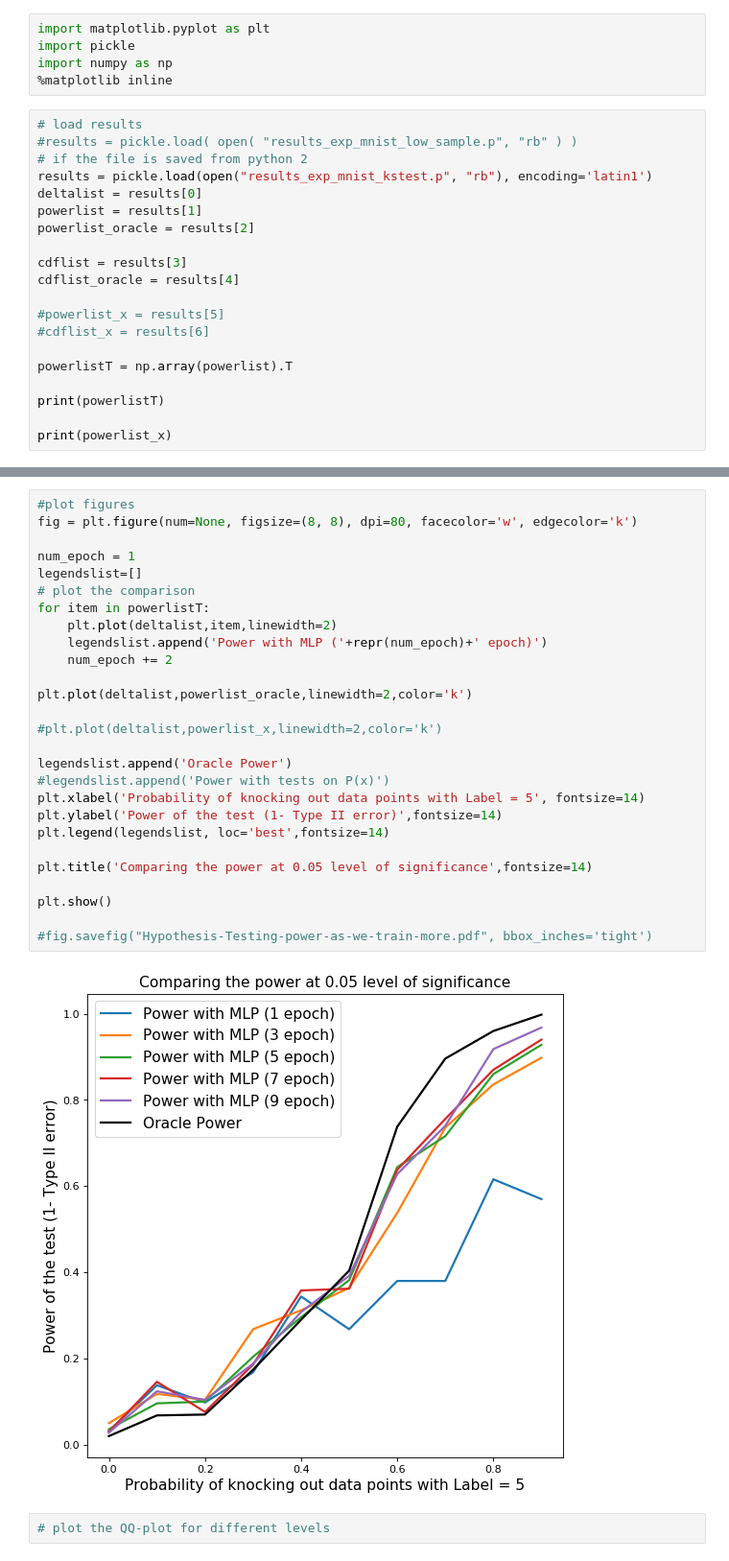
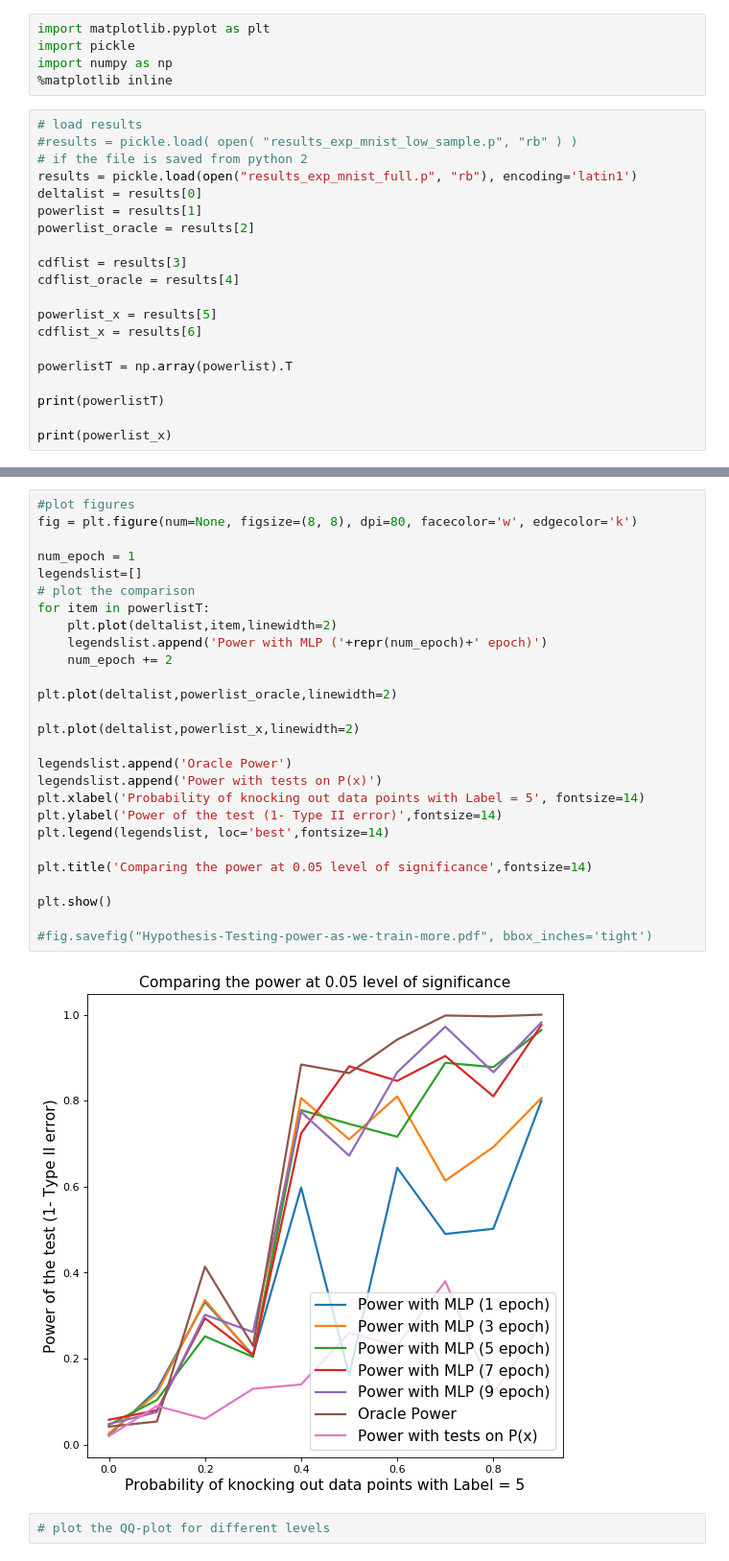
Before and after one commit to zackchase/label_shift, a Jupyter notebook: generate_figures.ipynb, the cells around one changed output, grey strips where cells are left out. Shown at 96% size. Cells and saved outputs as stored; diff of their text form.

```diff
--- a/generate_figures.ipynb
+++ b/generate_figures.ipynb
@@ -7,7 +7,7 @@ import numpy as np
 # load results
 #results = pickle.load( open( "results_exp_mnist_low_sample.p", "rb" ) )
 # if the file is saved from python 2
-results = pickle.load(open("results_exp_mnist_kstest.p", "rb"), encoding='latin1')
+results = pickle.load(open("results_exp_mnist_full.p", "rb"), encoding='latin1')
 deltalist = results[0]
 powerlist = results[1]
 powerlist_oracle = results[2]
@@ -15,8 +15,8 @@ powerlist_oracle = results[2]
 cdflist = results[3]
 cdflist_oracle = results[4]
 
-#powerlist_x = results[5]
-#cdflist_x = results[6]
+powerlist_x = results[5]
+cdflist_x = results[6]
 
 powerlistT = np.array(powerlist).T
 
@@ -33,32 +33,32 @@ print(powerlist_x)
 # %%
 #plot figures
 fig = plt.figure(num=None, figsize=(8, 8), dpi=80, facecolor='w', edgecolor='k')
 
 num_epoch = 1
 legendslist=[]
 # plot the comparison
 for item in powerlistT:
     plt.plot(deltalist,item,linewidth=2)
     legendslist.append('Power with MLP ('+repr(num_epoch)+' epoch)')
     num_epoch += 2
 
-plt.plot(deltalist,powerlist_oracle,linewidth=2,color='k')
+plt.plot(deltalist,powerlist_oracle,linewidth=2)
 
-#plt.plot(deltalist,powerlist_x,linewidth=2,color='k')
+plt.plot(deltalist,powerlist_x,linewidth=2)
 
 legendslist.append('Oracle Power')
-#legendslist.append('Power with tests on P(x)')
+legendslist.append('Power with tests on P(x)')
 plt.xlabel('Probability of knocking out data points with Label = 5', fontsize=14)
 plt.ylabel('Power of the test (1- Type II error)',fontsize=14)
 plt.legend(legendslist, loc='best',fontsize=14)
 
 plt.title('Comparing the power at 0.05 level of significance',fontsize=14)
 
 plt.show()
 
 #fig.savefig("Hypothesis-Testing-power-as-we-train-more.pdf", bbox_inches='tight')
 # %% [output]
-[figure, old version]
+[figure, new version]
 # %%
 # plot the QQ-plot for different levels
 # %%
```
Also changed, not shown: parts of 2 cells of this notebook, 3 other files.
